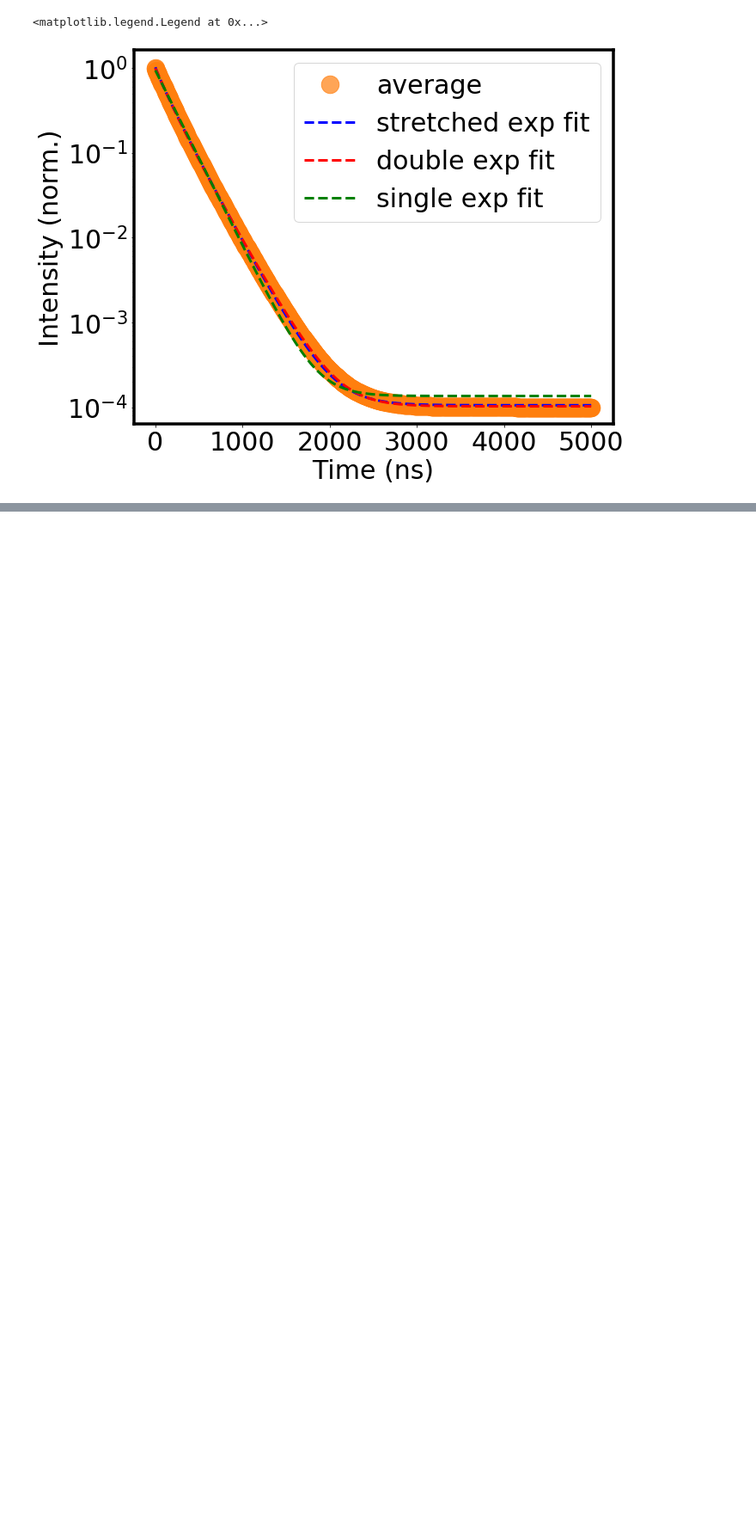
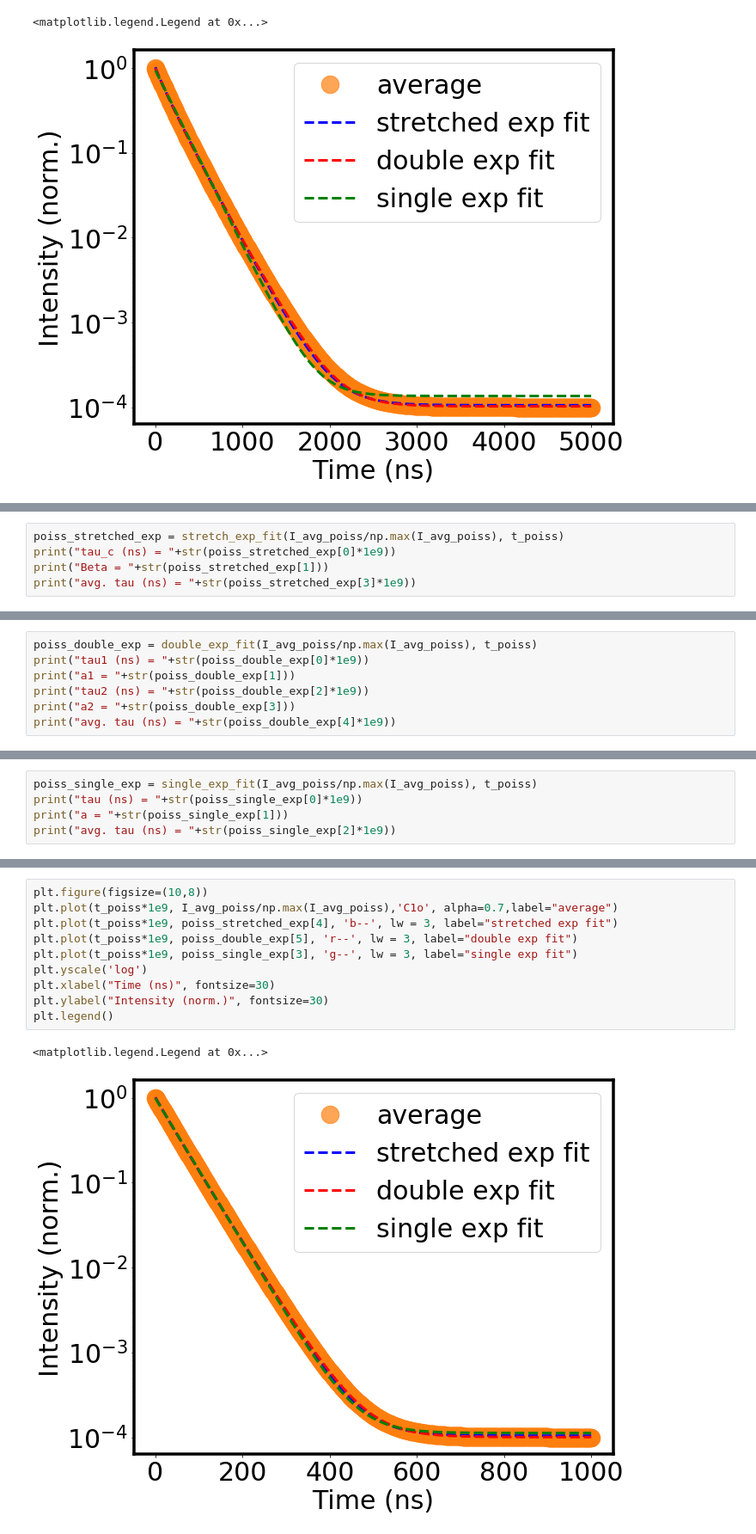
Before and after one commit to mtaddei94/TimeResolvedPL, a Jupyter notebook: TRPL_sim.ipynb, the cells around one changed output, grey strips where cells are left out. Shown at 86% size. Drawn from its saved outputs; the diff is of its cells as text; blank space fills up the shorter version.

```diff
--- a/TRPL_sim.ipynb
+++ b/TRPL_sim.ipynb
@@ -650,0 +722,5 @@ plt.legend()
+# %%
+poiss_stretched_exp = stretch_exp_fit(I_avg_poiss/np.max(I_avg_poiss), t_poiss)
+print("tau_c (ns) = "+str(poiss_stretched_exp[0]*1e9))
+print("Beta = "+str(poiss_stretched_exp[1]))
+print("avg. tau (ns) = "+str(poiss_stretched_exp[3]*1e9))
@@ -650,0 +731,7 @@ plt.legend()
+# %%
+poiss_double_exp = double_exp_fit(I_avg_poiss/np.max(I_avg_poiss), t_poiss)
+print("tau1 (ns) = "+str(poiss_double_exp[0]*1e9))
+print("a1 = "+str(poiss_double_exp[1]))
+print("tau2 (ns) = "+str(poiss_double_exp[2]*1e9))
+print("a2 = "+str(poiss_double_exp[3]))
+print("avg. tau (ns) = "+str(poiss_double_exp[4]*1e9))
@@ -650,0 +744,5 @@ plt.legend()
+# %%
+poiss_single_exp = single_exp_fit(I_avg_poiss/np.max(I_avg_poiss), t_poiss)
+print("tau (ns) = "+str(poiss_single_exp[0]*1e9))
+print("a = "+str(poiss_single_exp[1]))
+print("avg. tau (ns) = "+str(poiss_single_exp[2]*1e9))
@@ -650,0 +755,13 @@ plt.legend()
+# %%
+plt.figure(figsize=(10,8))
+plt.plot(t_poiss*1e9, I_avg_poiss/np.max(I_avg_poiss),'C1o', alpha=0.7,label="average")
+plt.plot(t_poiss*1e9, poiss_stretched_exp[4], 'b--', lw = 3, label="stretched exp fit")
+plt.plot(t_poiss*1e9, poiss_double_exp[5], 'r--', lw = 3, label="double exp fit")
+plt.plot(t_poiss*1e9, poiss_single_exp[3], 'g--', lw = 3, label="single exp fit")
+plt.yscale('log')
+plt.xlabel("Time (ns)", fontsize=30)
+plt.ylabel("Intensity (norm.)", fontsize=30)
+plt.legend()
+# %% [output]
+<matplotlib.legend.Legend at 0x...>
+[figure, added]
```
Also changed, not shown: parts of 30 cells of this notebook.
